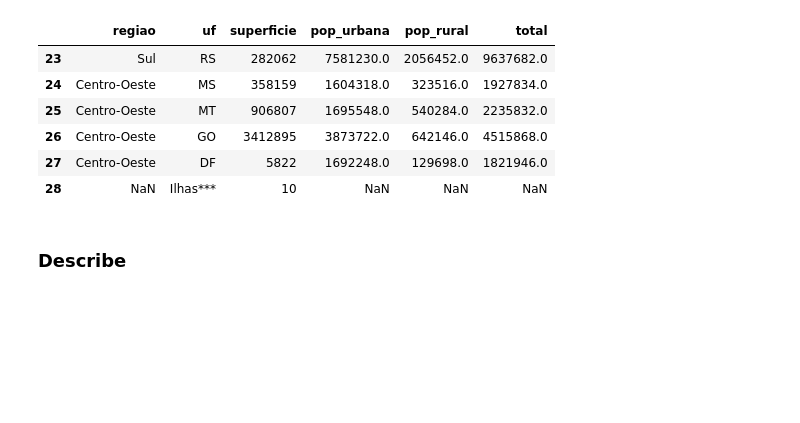
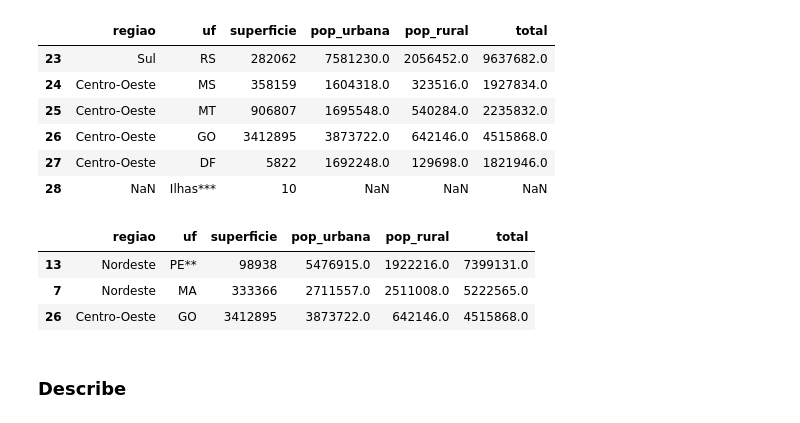
Before and after one commit to robertosgpontes/santander1175, a Jupyter notebook: Pandas.ipynb, the cells around one changed output. Cells and saved outputs as stored; diff of their text form; code cells hidden in the pictures; blank space fills up the shorter version.

```diff
--- a/Pandas.ipynb
+++ b/Pandas.ipynb
@@ -1022,7 +1032,7 @@ df1.head(2)
 # %% [markdown]
 `dados_parciais.txt`
 # %%
-df = pd.read_table('dados/dados_parciais.txt', sep=';', decimal=',')
+df = pd.read_table('datasets/dados_parciais.txt', sep=';', decimal=',')
 # %%
 df
 # %% [output]
@@ -1068,6 +1078,13 @@ df.tail(6)
 | 26 | Centro-Oeste | GO | 3412895 | 3873722.0 | 642146.0 | 4515868.0 |
 | 27 | Centro-Oeste | DF | 5822 | 1692248.0 | 129698.0 | 1821946.0 |
 | 28 | NaN | Ilhas*** | 10 | NaN | NaN | NaN |
+# %%
+df.sample(3)
+# %% [output]
+|  | regiao | uf | superficie | pop_urbana | pop_rural | total |
+| 13 | Nordeste | PE** | 98938 | 5476915.0 | 1922216.0 | 7399131.0 |
+| 7 | Nordeste | MA | 333366 | 2711557.0 | 2511008.0 | 5222565.0 |
+| 26 | Centro-Oeste | GO | 3412895 | 3873722.0 | 642146.0 | 4515868.0 |
 # %% [markdown]
 ### Describe
 # %% [markdown]
```
Also changed, not shown: parts of 5 cells of this notebook, 2 other files.
